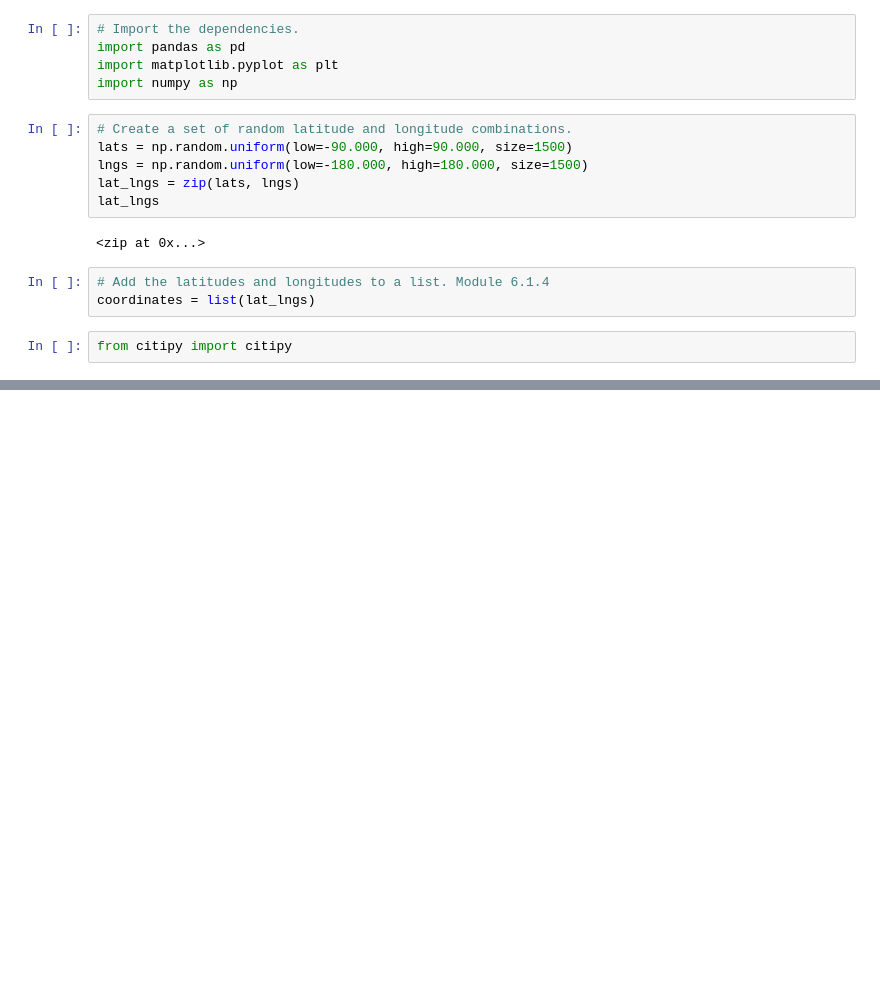
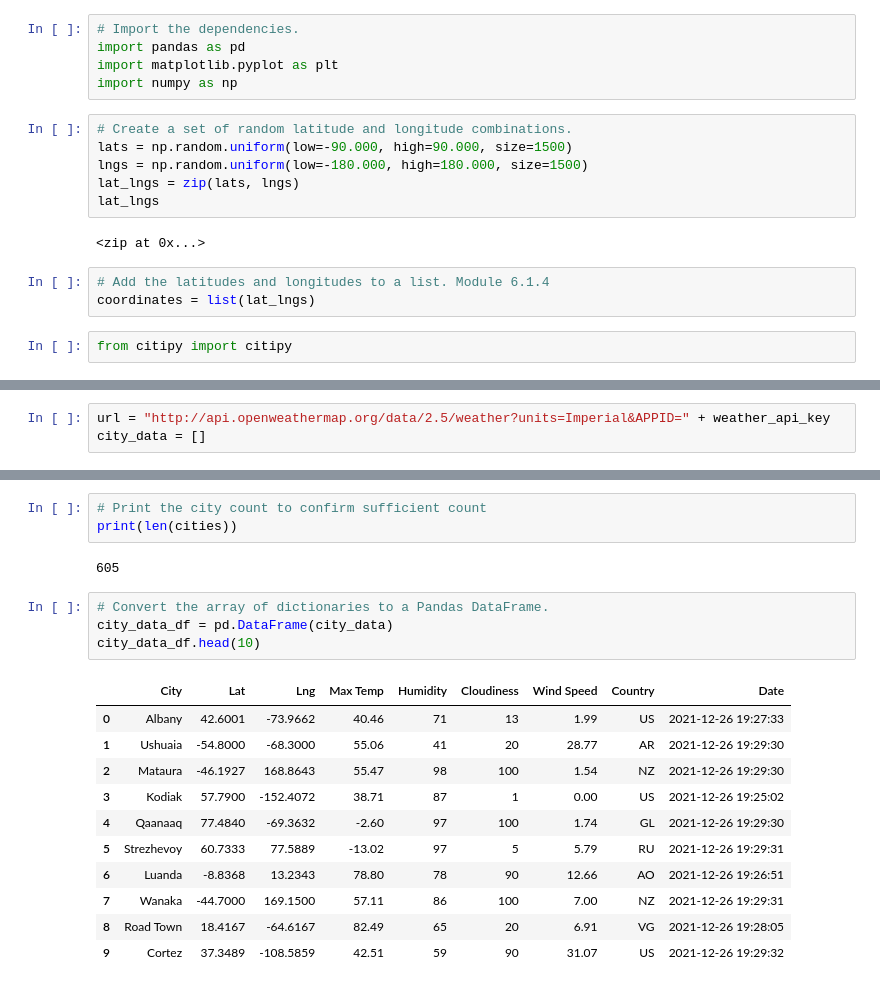
Before and after one commit to RHilburn75/World_Weather_Analysis, a Jupyter notebook: WeatherPy.ipynb, the cells around one changed output, grey strips where cells are left out. Cells and saved outputs as stored; diff of their text form; blank space fills up the shorter version.

```diff
--- a/WeatherPy.ipynb
+++ b/WeatherPy.ipynb
@@ -32,0 +47,3 @@ len(cities)
+# %%
+url = "http://api.openweathermap.org/data/2.5/weather?units=Imperial&APPID=" + weather_api_key
+city_data = []
@@ -32,0 +129,21 @@ len(cities)
+# %%
+# Print the city count to confirm sufficient count
+print(len(cities))
+# %% [output]
+605
+# %%
+# Convert the array of dictionaries to a Pandas DataFrame.
+city_data_df = pd.DataFrame(city_data)
+city_data_df.head(10)
+# %% [output]
+|  | City | Lat | Lng | Max Temp | Humidity | Cloudiness | Wind Speed | Country | Date |
+| 0 | Albany | 42.6001 | -73.9662 | 40.46 | 71 | 13 | 1.99 | US | 2021-12-26 19:27:33 |
+| 1 | Ushuaia | -54.8000 | -68.3000 | 55.06 | 41 | 20 | 28.77 | AR | 2021-12-26 19:29:30 |
+| 2 | Mataura | -46.1927 | 168.8643 | 55.47 | 98 | 100 | 1.54 | NZ | 2021-12-26 19:29:30 |
+| 3 | Kodiak | 57.7900 | -152.4072 | 38.71 | 87 | 1 | 0.00 | US | 2021-12-26 19:25:02 |
+| 4 | Qaanaaq | 77.4840 | -69.3632 | -2.60 | 97 | 100 | 1.74 | GL | 2021-12-26 19:29:30 |
+| 5 | Strezhevoy | 60.7333 | 77.5889 | -13.02 | 97 | 5 | 5.79 | RU | 2021-12-26 19:29:31 |
+| 6 | Luanda | -8.8368 | 13.2343 | 78.80 | 78 | 90 | 12.66 | AO | 2021-12-26 19:26:51 |
+| 7 | Wanaka | -44.7000 | 169.1500 | 57.11 | 86 | 100 | 7.00 | NZ | 2021-12-26 19:29:31 |
+| 8 | Road Town | 18.4167 | -64.6167 | 82.49 | 65 | 20 | 6.91 | VG | 2021-12-26 19:28:05 |
+| 9 | Cortez | 37.3489 | -108.5859 | 42.51 | 59 | 90 | 31.07 | US | 2021-12-26 19:29:32 |
```
Also changed, not shown: parts of 7 cells of this notebook.
